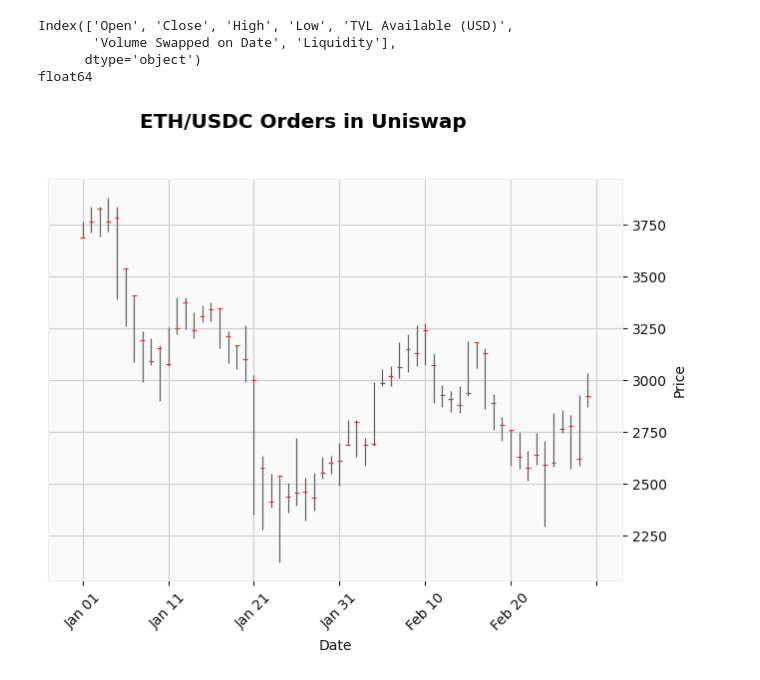
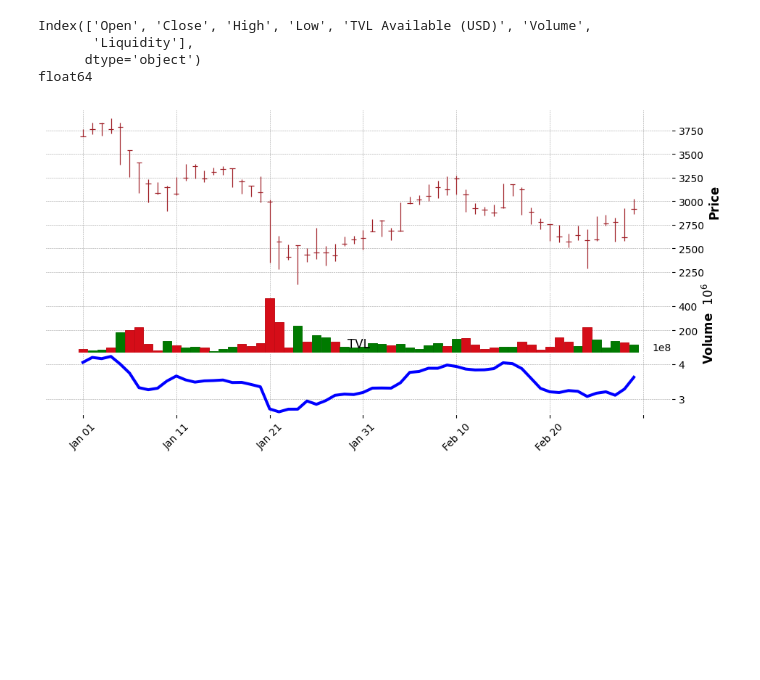
Before and after one commit to ethaker/cs194_finalproject, a Jupyter notebook: Uniswap_Spread_Data.ipynb, the cells around one changed output. Cells and saved outputs as stored; diff of their text form; code cells hidden in the pictures; blank space fills up the shorter version.

Commit message:
updated charts

```diff
--- a/Uniswap_Spread_Data.ipynb
+++ b/Uniswap_Spread_Data.ipynb
@@ -18,7 +18,7 @@ url = f"https://gateway.thegraph.com/api/{uniswap_api_key}/subgraphs/id/{subgrap
 
 pool_address = "0x8ad599c3a0ff1de082011efddc58f1908eb6e6d8"  # CHANGE THIS, MAKE SURE TOKEN1 IS USDC
 # Dataframe construction
-uniswap_candlestick = pd.DataFrame(columns=['Date', 'Open', 'Close', 'High', 'Low', 'TVL Available (USD)', 'Volume Swapped on Date', 'Liquidity'])
+uniswap_candlestick = pd.DataFrame(columns=['Date', 'Open', 'Close', 'High', 'Low', 'TVL Available (USD)', 'Volume', 'Liquidity'])
 
 # Make queries across date range:
 starting_date = "2022-01-01" # CHANGE THIS (YYYY-MM-DD)
@@ -91,20 +91,31 @@ uniswap_candlestick = uniswap_candlestick.astype(float)
 print(uniswap_candlestick.columns)
 print(uniswap_candlestick['Open'].dtype)
 # %% [output]
-Index(['Open', 'Close', 'High', 'Low', 'TVL Available (USD)',
-       'Volume Swapped on Date', 'Liquidity'],
+Index(['Open', 'Close', 'High', 'Low', 'TVL Available (USD)', 'Volume',
+       'Liquidity'],
       dtype='object')
 float64
 # %%
 # Create Candlestick Plot
 # Install dependency in terminal: pip install mplfinance (in the directory that you are running this notebook in)
+s = mpf.make_mpf_style(
+    base_mpf_style='yahoo',
+    rc={
+        'axes.labelsize': 2,
+        'xtick.labelsize': 7,
+        'ytick.labelsize': 7
+    }
+)
+
 mpf.plot(
     uniswap_candlestick,
     type='candle',
-    style='yahoo',
-    title='ETH/USDC Orders in Uniswap', # CHANGE TITLE
-    ylabel='Price',
-    xlabel='Date'
+    style='charles',
+    figsize=(12, 6),
+    volume=True,
+    addplot=[
+        mpf.make_addplot(uniswap_candlestick["TVL Available (USD)"], panel=2, color='blue')],
+    panel_ratios=(3,1)
 )
 # %% [output]
-[figure, old version]
+[figure, new version]
```
Also changed, not shown: parts of 1 cell of this notebook, 1 other file.
